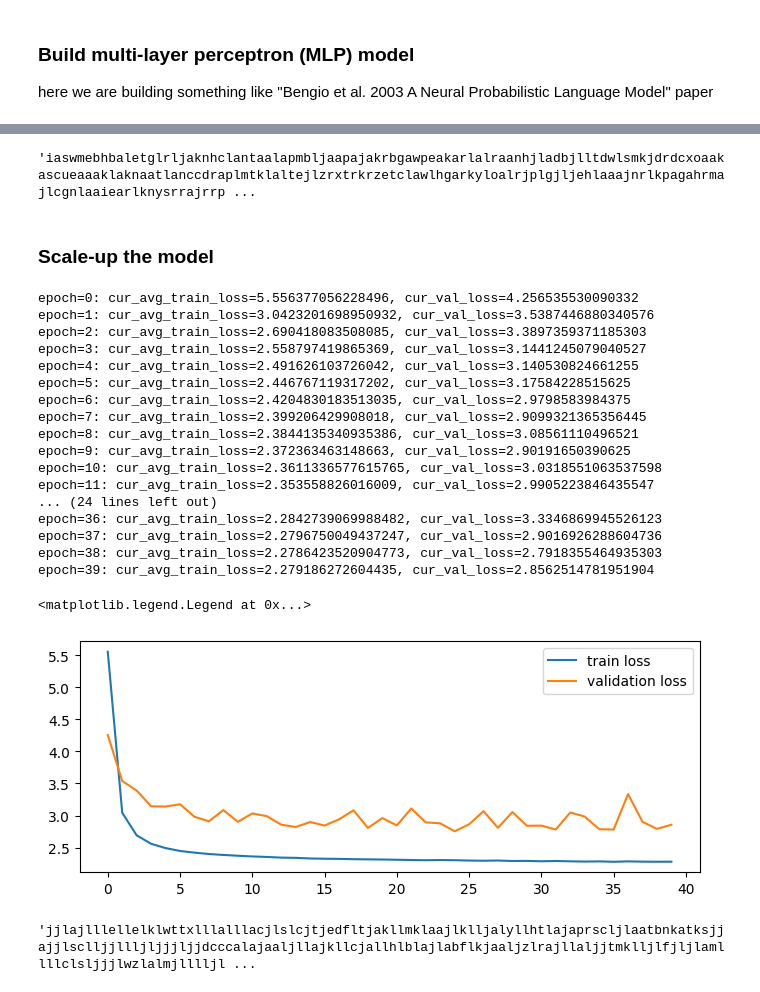
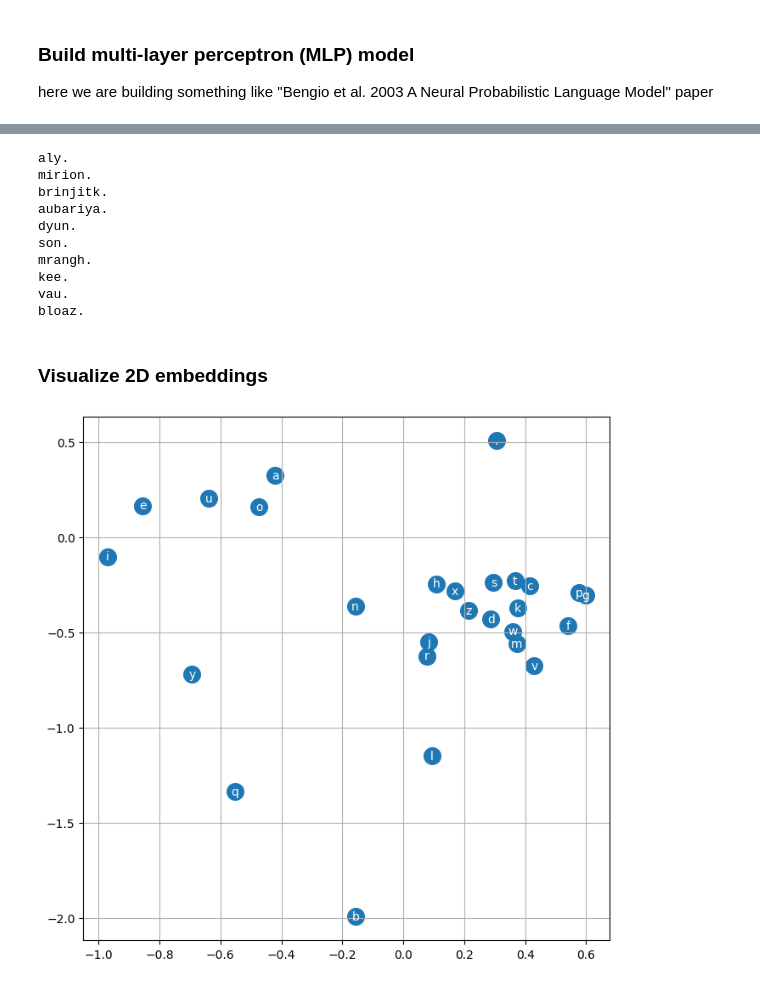
Before and after one commit to ReemBer/makemore-tutorial, a Jupyter notebook: MLP.ipynb, the cells around one changed output, grey strips where cells are left out. Cells and saved outputs as stored; diff of their text form; code cells hidden in the pictures.

```diff
--- a/MLP.ipynb
+++ b/MLP.ipynb
@@ -191,38 +196,26 @@ plt.legend()
 # %%
-''.join(decode(evaluate(model, max_new_tokens=1000)))
+for i in range(10):
+    print(''.join(decode(evaluate(model, max_new_tokens=1000))))
 # %% [output]
-'iaswmebhbaletglrljaknhclantaalapmbljaapajakrbgawpeakarlalraanhjladbjlltdwlsmkjdrdcxoaakascueaaaklaknaatlanccdraplmtklaltejlzrxtrkrzetclawlhgarkyloalrjplgjljehlaaajnrlkpagahrmajlcgnlaaiearlknysrrajrrp ...
+aly.
+mirion.
+brinjitk.
+aubariya.
+dyun.
+son.
+mrangh.
+kee.
+vau.
+bloaz.
-# %% [markdown]
-### Scale-up the model
-# %%
-model384 = MLP(vocab_size, block_size, emb_size=32, hidden_size=384, device=device)
-train_loss, val_loss = train(model384, train_X, train_y, val_X.to(device), val_y.to(device), epoches=40, batch_size=32, lr=0.1)
-
-plt.figure(figsize=(8,3))
-plt.plot(np.array(train_loss), label = 'train loss')
-plt.plot(np.array(val_loss), label = 'validation loss')
-plt.legend()
-# %% [output]
-epoch=0: cur_avg_train_loss=5.556377056228496, cur_val_loss=4.256535530090332
-epoch=1: cur_avg_train_loss=3.0423201698950932, cur_val_loss=3.5387446880340576
-epoch=2: cur_avg_train_loss=2.690418083508085, cur_val_loss=3.3897359371185303
-epoch=3: cur_avg_train_loss=2.558797419865369, cur_val_loss=3.1441245079040527
-epoch=4: cur_avg_train_loss=2.491626103726042, cur_val_loss=3.140530824661255
-epoch=5: cur_avg_train_loss=2.446767119317202, cur_val_loss=3.17584228515625
-epoch=6: cur_avg_train_loss=2.4204830183513035, cur_val_loss=2.9798583984375
-epoch=7: cur_avg_train_loss=2.399206429908018, cur_val_loss=2.9099321365356445
-epoch=8: cur_avg_train_loss=2.3844135340935386, cur_val_loss=3.08561110496521
-epoch=9: cur_avg_train_loss=2.372363463148663, cur_val_loss=2.90191650390625
-epoch=10: cur_avg_train_loss=2.3611336577615765, cur_val_loss=3.0318551063537598
-epoch=11: cur_avg_train_loss=2.353558826016009, cur_val_loss=2.9905223846435547
-... (24 lines left out)
-epoch=36: cur_avg_train_loss=2.2842739069988482, cur_val_loss=3.3346869945526123
-epoch=37: cur_avg_train_loss=2.2796750049437247, cur_val_loss=2.9016926288604736
-epoch=38: cur_avg_train_loss=2.2786423520904773, cur_val_loss=2.7918355464935303
-epoch=39: cur_avg_train_loss=2.279186272604435, cur_val_loss=2.8562514781951904
-<matplotlib.legend.Legend at 0x...>
-[figure, removed]
-# %%
-''.join(decode(evaluate(model384, max_new_tokens=1000)))
-# %% [output]
-'jjlajlllellelklwttxlllalllacjlslcjtjedfltjakllmklaajlklljalyllhtlajaprscljlaatbnkatksjjajjlsclljjllljljjjljjdcccalajaaljllajkllcjallhlblajlabflkjaaljzlrajllaljjtmklljlfjljlamllllclsljjjlwzlalmjlllljl ...
+# %% [markdown]
+### Visualize 2D embeddings
+# %%
+# visualize dimensions 0 and 1 of the embedding matrix model.emb for all characters
+plt.figure(figsize=(8,8))
+C = model.emb.cpu()
+plt.scatter(C[:,0].data, C[:,1].data, s=200)
+for i in range(C.shape[0]):
+    plt.text(C[i,0].item(), C[i,1].item(), itoc[i], ha="center", va="center", color='white')
+plt.grid('minor')
+# %% [output]
+[figure, added]
```
Also changed, not shown: parts of 15 cells of this notebook.
